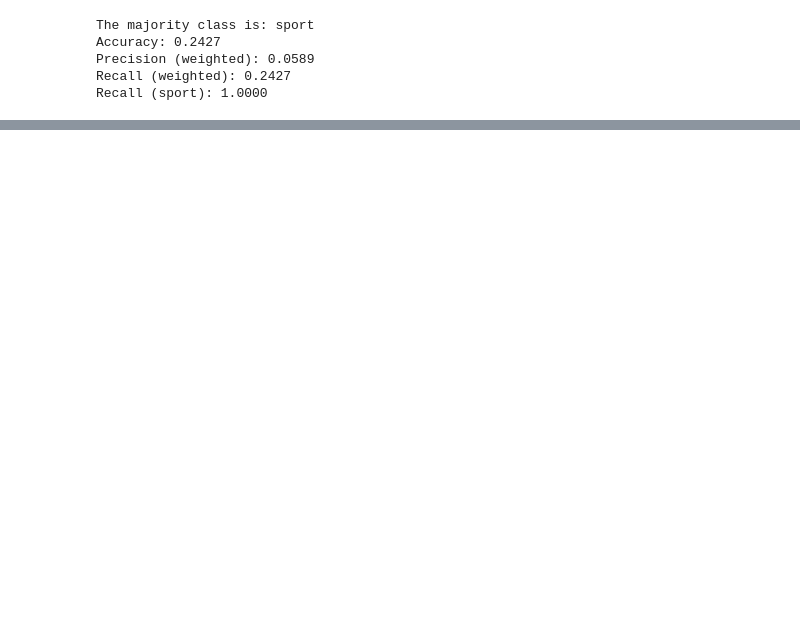
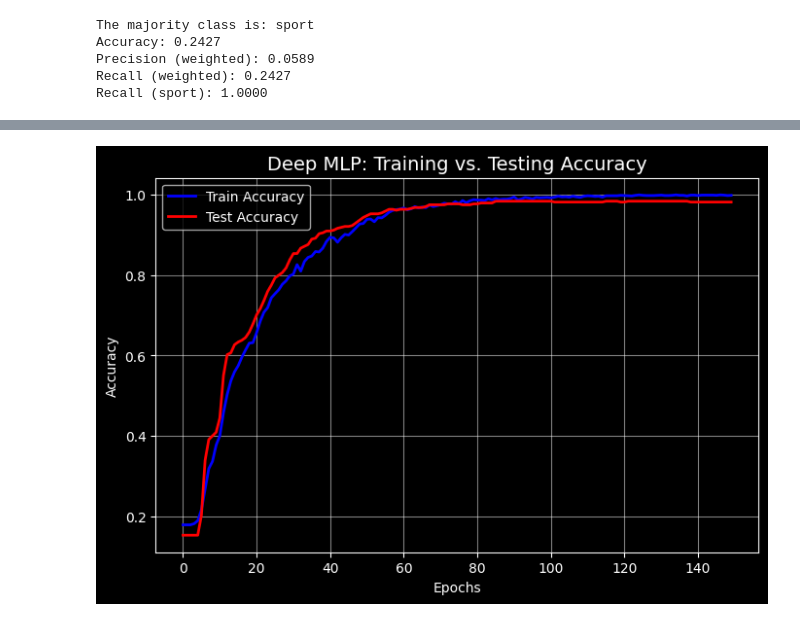
Before and after one commit to noa844/bbc-news-classification, a Jupyter notebook: BBC_News_Classification.ipynb, the cells around one changed output, grey strips where cells are left out. Saved outputs shown, nothing was run; the diff lists cells and outputs as text; code cells hidden in the pictures; blank space fills up the shorter version.

```diff
--- a/BBC_News_Classification.ipynb
+++ b/BBC_News_Classification.ipynb
@@ -396,0 +554,15 @@ plt.show()
+# %%
+# --- Plot: Training vs Testing Accuracy ---
+plt.figure(figsize=(8, 5))
+
+plt.plot(history_mlp_new['train_acc'], label='Train Accuracy', color='blue', lw=2)
+plt.plot(history_mlp_new['test_acc'], label='Test Accuracy', color='red', lw=2)
+
+plt.title('Deep MLP: Training vs. Testing Accuracy', fontsize=14)
+plt.xlabel('Epochs')
+plt.ylabel('Accuracy')
+plt.legend()
+plt.grid(True, alpha=0.5)
+plt.show()
+# %% [output]
+[figure, added]
```
Also changed, not shown: parts of 10 cells of this notebook, 3 other files.
